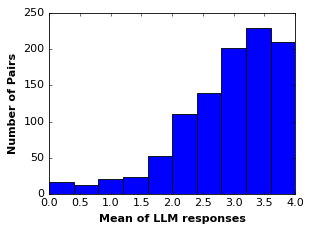
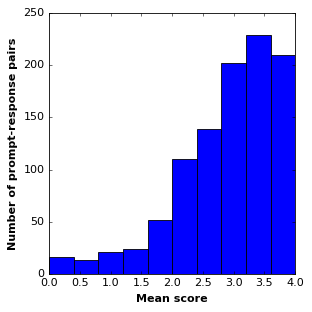
The change to this notebook cell's code, shown as a diff; its figure went from the first image to the second:
--- before
+++ after
@@ -1,10 +1,10 @@
-plt.figure(figsize=(4, 3))
+plt.figure(figsize=(4, 4))
 plt.hist(mu, bins=10, edgecolor='black')  # bins=10 is default, can adjust as needed
-plt.xlabel('Mean of LLM responses', fontweight="bold")
-plt.ylabel('Number of Pairs', fontweight="bold")
+plt.xlabel('Mean score', fontweight="bold")
+plt.ylabel('Number of prompt-response pairs', fontweight="bold")
 plt.title('')
 # plt.xticks(fontsize=12)
 # plt.yticks(fontsize=12)
 plt.tight_layout()
-plt.savefig(f"./outputs/histograms/asthetic/mean of {models[0]} on { data_attributes[0]}.pdf", format="pdf", dpi=1200, bbox_inches=0)
+plt.savefig(f"./outputs/histograms/proper_versioning/{histogram_version},mean of {models[0]} on { data_attributes[0]}.pdf", format="pdf", dpi=1200, bbox_inches=0)
 plt.show()

Commit: Cleaning up the files.